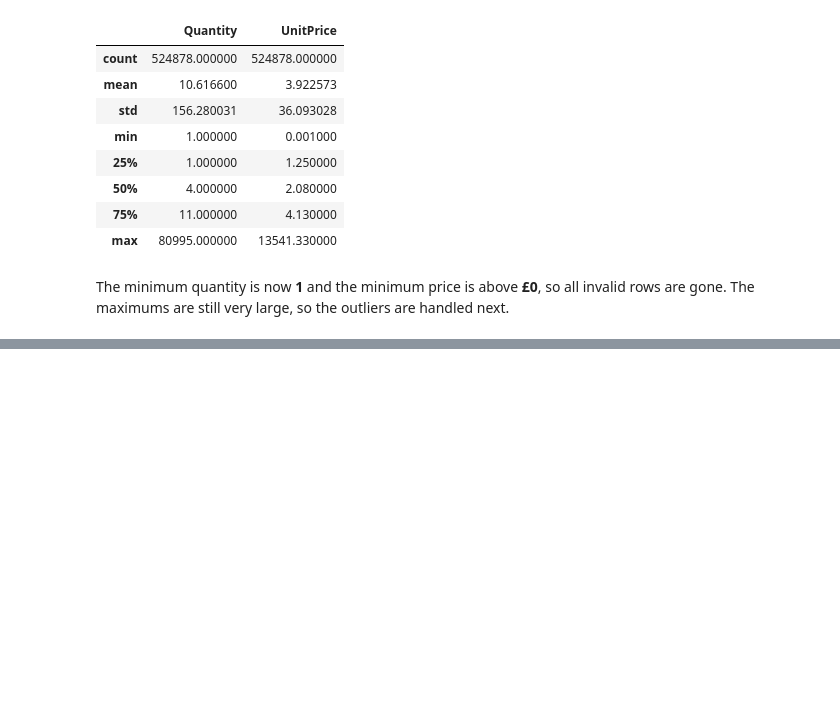
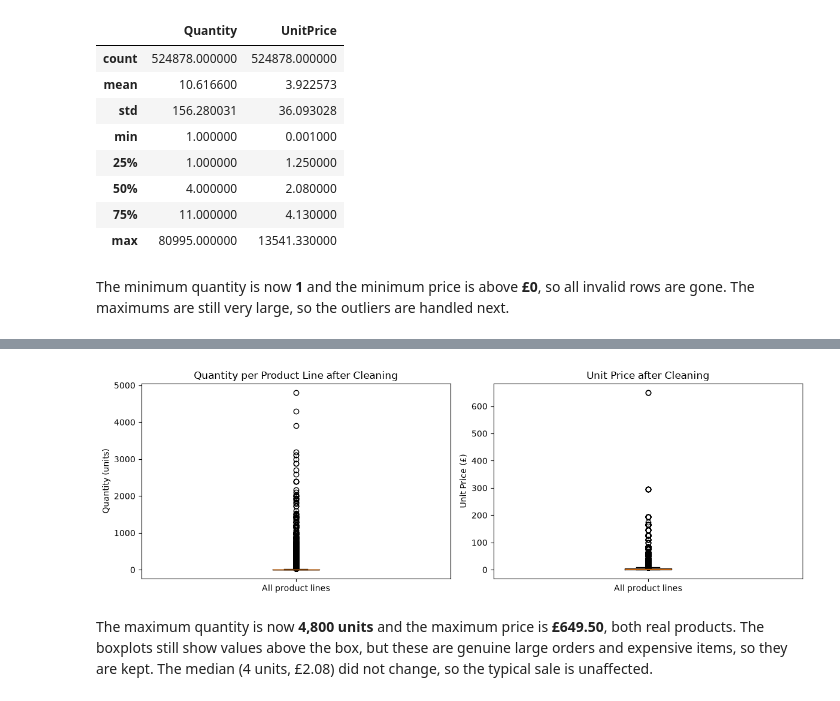
Before and after one commit to chryswds/DVC-CA2, a Jupyter notebook: DVC-CA2.ipynb, the cells around one changed output, grey strips where cells are left out. Saved outputs shown, nothing was run; the diff lists cells and outputs as text; code cells hidden in the pictures; blank space fills up the shorter version.

Commit message:
Detect and treat outliers in Quantity and UnitPrice

```diff
--- a/DVC-CA2.ipynb
+++ b/DVC-CA2.ipynb
@@ -203,0 +220,3 @@ The minimum quantity is now **1** and the minimum price is above **£0**, so all
+# %%
+df_clean = df_clean[df_clean['Quantity'] < 10000]
+df_clean.shape
@@ -203,0 +237,10 @@ The minimum quantity is now **1** and the minimum price is above **£0**, so all
+# %%
+df_clean = df_clean[df_clean['StockCode'] != 'POST']
+df_clean = df_clean[df_clean['StockCode'] != 'DOT']
+df_clean = df_clean[df_clean['StockCode'] != 'M']
+df_clean = df_clean[df_clean['StockCode'] != 'C2']
+df_clean = df_clean[df_clean['StockCode'] != 'BANK CHARGES']
+df_clean = df_clean[df_clean['StockCode'] != 'AMAZONFEE']
+df_clean = df_clean[df_clean['StockCode'] != 'B']
+df_clean = df_clean[df_clean['StockCode'] != 'S']
+df_clean.shape
@@ -203,0 +263,19 @@ The minimum quantity is now **1** and the minimum price is above **£0**, so all
+# %%
+fig, axes = plt.subplots(1, 2, figsize=(12, 4))
+
+axes[0].boxplot(df_clean['Quantity'])
+axes[0].set_title('Quantity per Product Line after Cleaning')
+axes[0].set_ylabel('Quantity (units)')
+axes[0].set_xticklabels(['All product lines'])
+
+axes[1].boxplot(df_clean['UnitPrice'])
+axes[1].set_title('Unit Price after Cleaning')
+axes[1].set_ylabel('Unit Price (£)')
+axes[1].set_xticklabels(['All product lines'])
+
+plt.tight_layout()
+plt.show()
+# %% [output]
+[figure, added]
+# %% [markdown]
+The maximum quantity is now **4,800 units** and the maximum price is **£649.50**, both real products. The boxplots still show values above the box, but these are genuine large orders and expensive items, so they are kept. The median (4 units, £2.08) did not change, so the typical sale is unaffected.
```
Also changed, not shown: parts of 11 cells of this notebook.
